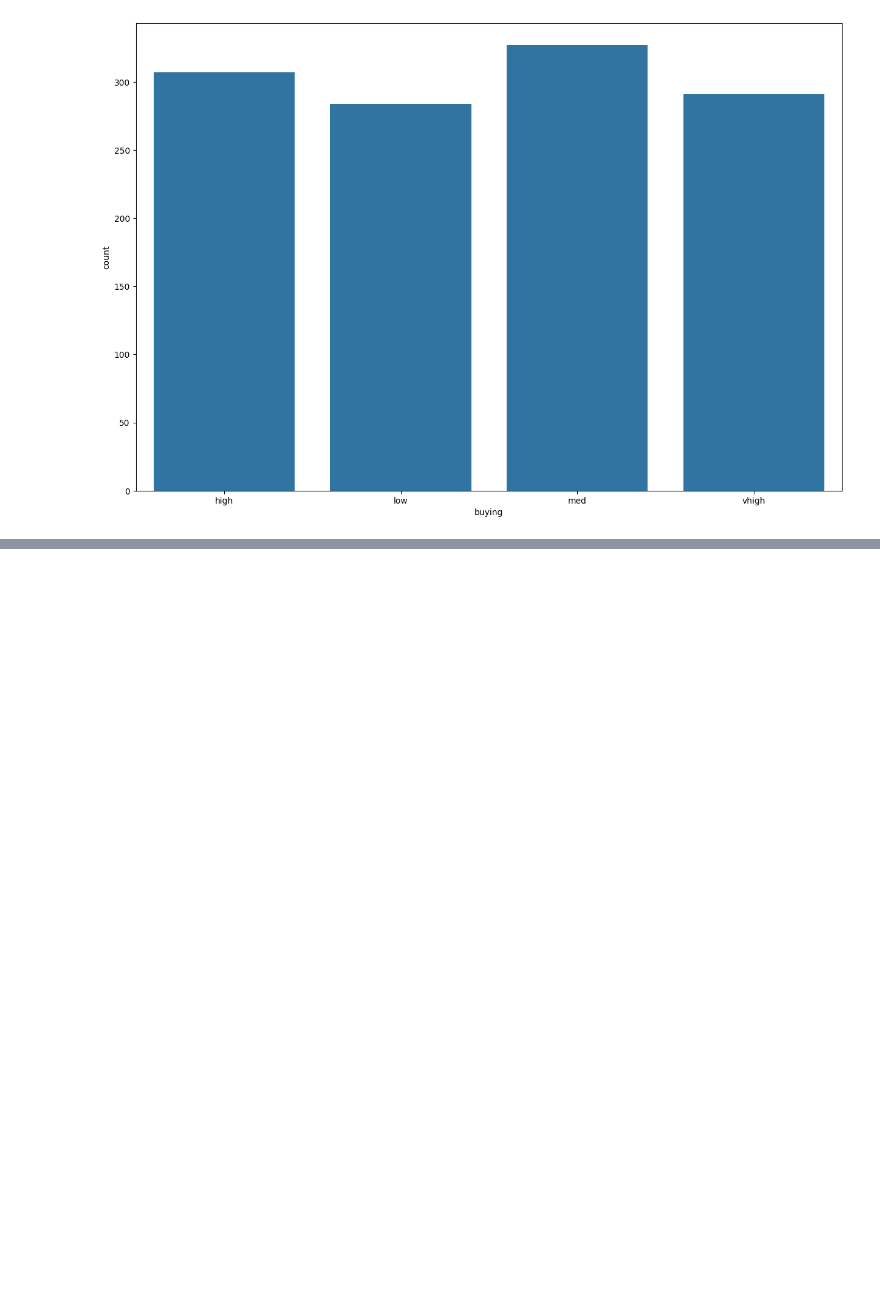
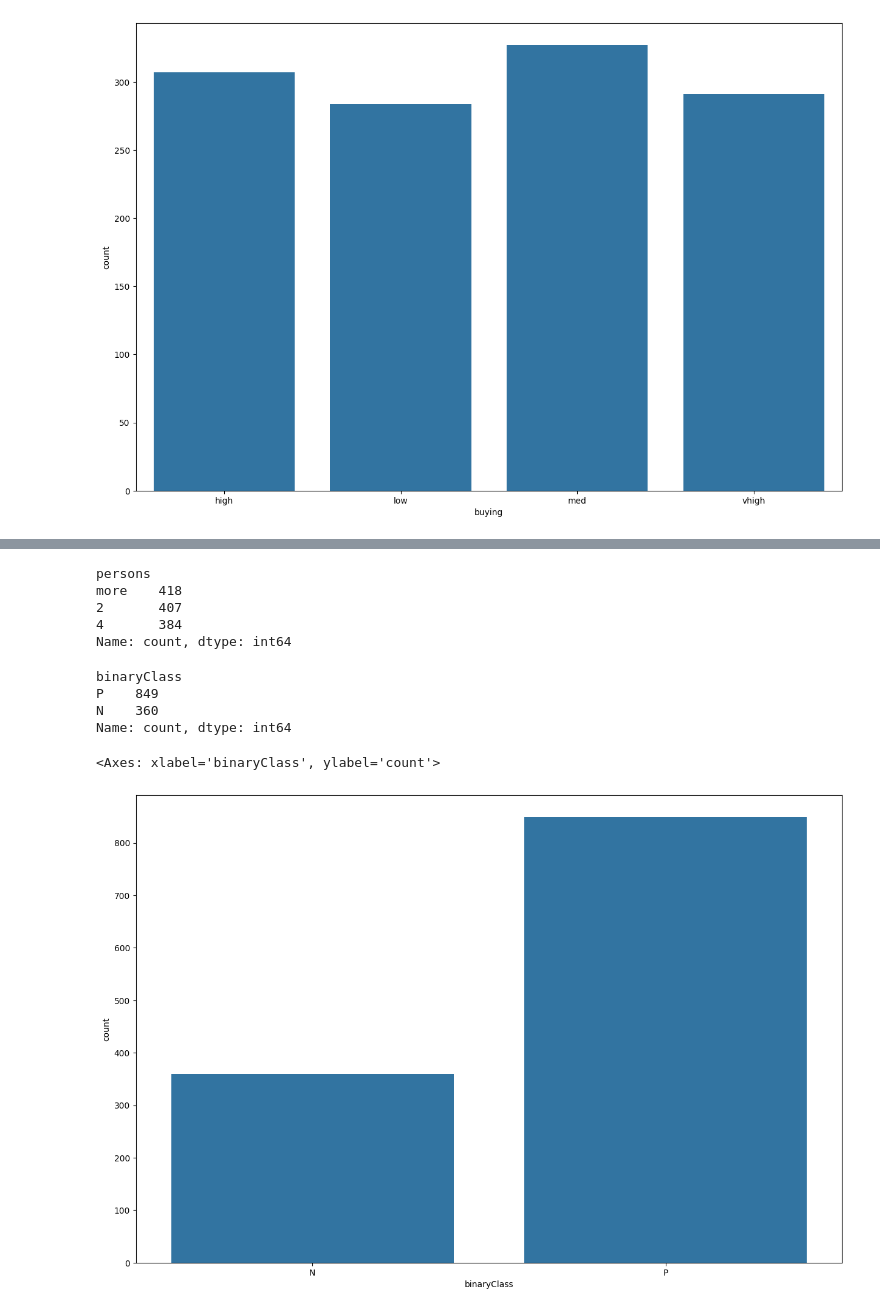
Before and after one commit to prathibhasamudrala/aiml-13, a Jupyter notebook: lab-08.ipynb, the cells around one changed output, grey strips where cells are left out. Drawn from its saved outputs; the diff is of its cells as text; code cells hidden in the pictures; blank space fills up the shorter version.

```diff
--- a/lab-08.ipynb
+++ b/lab-08.ipynb
@@ -135,0 +139,21 @@ sns.countplot(data=train_data)
+# %%
+train_data['persons'].value_counts()
+# %% [output]
+persons
+more    418
+2       407
+4       384
+Name: count, dtype: int64
+# %%
+train_data['binaryClass'].value_counts()
+# %% [output]
+binaryClass
+P    849
+N    360
+Name: count, dtype: int64
+# %%
+plt.figure(figsize=(15,10))
+sns.countplot(data=train_data, x='binaryClass')
+# %% [output]
+<Axes: xlabel='binaryClass', ylabel='count'>
+[figure, added]
```
Also changed, not shown: parts of 9 cells of this notebook.
